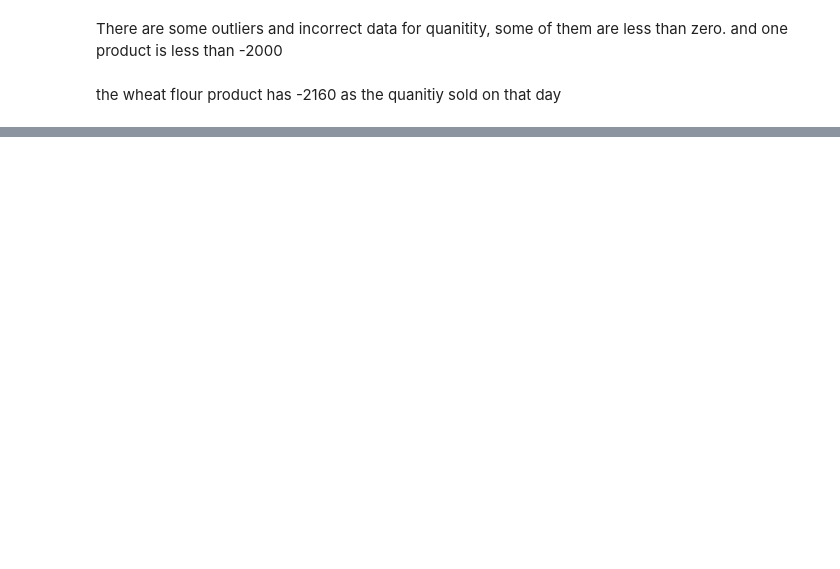
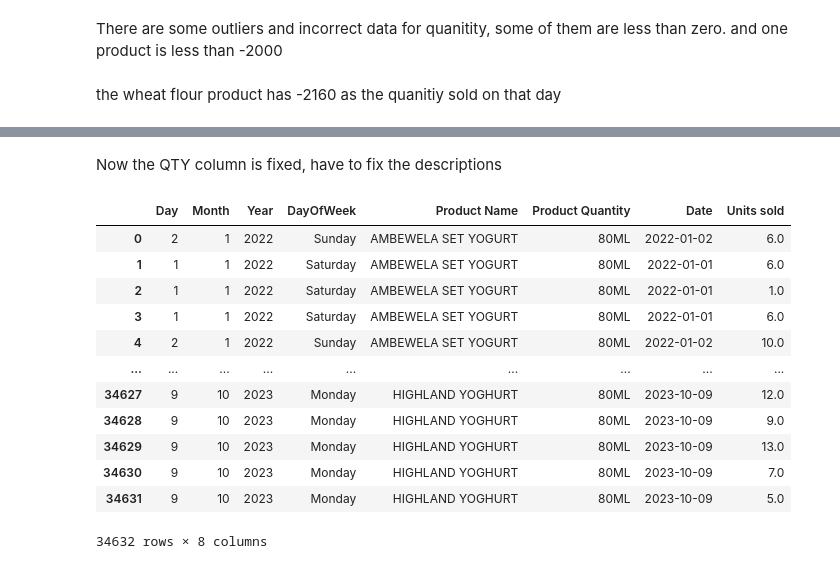
Before and after one commit to hammaadrizwan/marketwiz, a Jupyter notebook: SalesEDA.ipynb, the cells around one changed output, grey strips where cells are left out. Cells and saved outputs as stored; diff of their text form; code cells hidden in the pictures; blank space fills up the shorter version.

```diff
--- a/SalesEDA.ipynb
+++ b/SalesEDA.ipynb
@@ -183,0 +162,23 @@ for day in days_of_week:
+# %% [markdown]
+Now the QTY column is fixed, have to fix the descriptions
+# %%
+# before doing that we gotto split the description based on the product name and quantity
+final_df[['Product Name', 'Product Quantity']] = final_df['DESCRIPTION'].str.rsplit(' ', n=1, expand=True)
+final_df["Date"] =final_df["DATE"]
+final_df["Units sold"]=final_df["QTY"]
+final_df.drop(["DATE","DESCRIPTION","QTY"],axis=1,inplace=True)
+final_df
+# %% [output]
+|  | Day | Month | Year | DayOfWeek | Product Name | Product Quantity | Date | Units sold |
+| 0 | 2 | 1 | 2022 | Sunday | AMBEWELA SET YOGURT | 80ML | 2022-01-02 | 6.0 |
+| 1 | 1 | 1 | 2022 | Saturday | AMBEWELA SET YOGURT | 80ML | 2022-01-01 | 6.0 |
+| 2 | 1 | 1 | 2022 | Saturday | AMBEWELA SET YOGURT | 80ML | 2022-01-01 | 1.0 |
+| 3 | 1 | 1 | 2022 | Saturday | AMBEWELA SET YOGURT | 80ML | 2022-01-01 | 6.0 |
+| 4 | 2 | 1 | 2022 | Sunday | AMBEWELA SET YOGURT | 80ML | 2022-01-02 | 10.0 |
+| ... | ... | ... | ... | ... | ... | ... | ... | ... |
+| 34627 | 9 | 10 | 2023 | Monday | HIGHLAND YOGHURT | 80ML | 2023-10-09 | 12.0 |
+| 34628 | 9 | 10 | 2023 | Monday | HIGHLAND YOGHURT | 80ML | 2023-10-09 | 9.0 |
+| 34629 | 9 | 10 | 2023 | Monday | HIGHLAND YOGHURT | 80ML | 2023-10-09 | 13.0 |
+| 34630 | 9 | 10 | 2023 | Monday | HIGHLAND YOGHURT | 80ML | 2023-10-09 | 7.0 |
+| 34631 | 9 | 10 | 2023 | Monday | HIGHLAND YOGHURT | 80ML | 2023-10-09 | 5.0 |
+34632 rows × 8 columns
```
Also changed, not shown: parts of 11 cells of this notebook.
